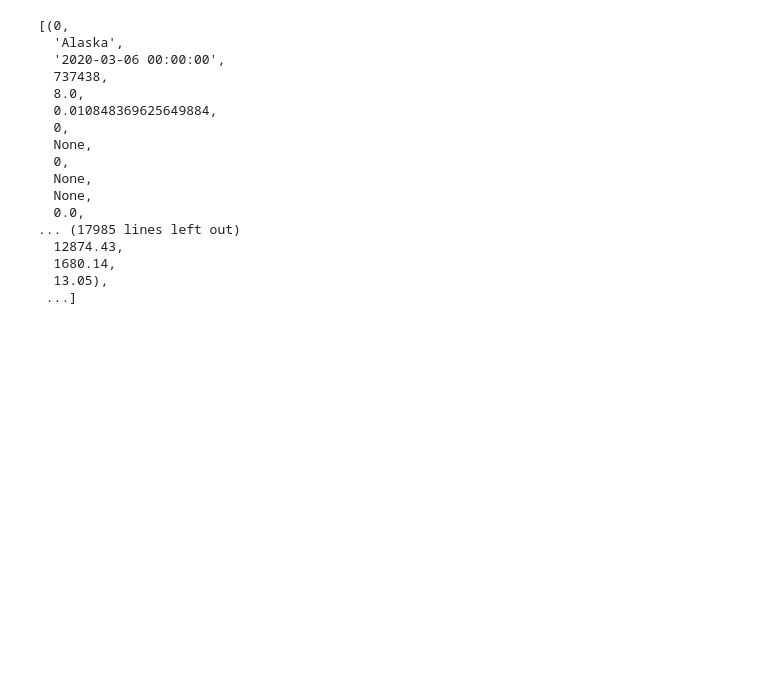
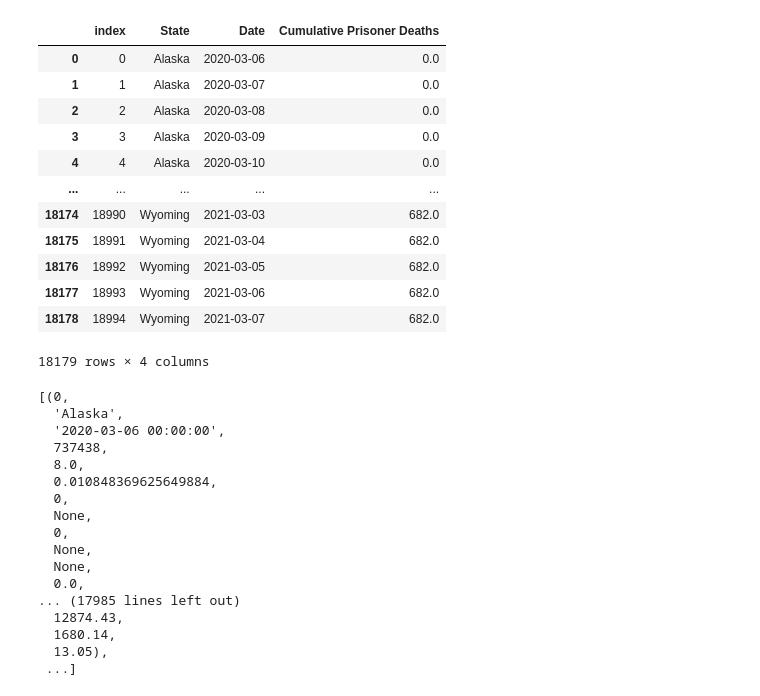
Before and after one commit to SGGO911/ETL_project_2, a Jupyter notebook: Covid_Prisoner_Deaths.ipynb, the cells around one changed output. Saved outputs shown, nothing was run; the diff lists cells and outputs as text; code cells hidden in the pictures; blank space fills up the shorter version.

```diff
--- a/Covid_Prisoner_Deaths.ipynb
+++ b/Covid_Prisoner_Deaths.ipynb
@@ -66,3 +80,23 @@ See the caveats in the documentation: https://pandas.pydata.org/pandas-docs/stab
+# %%
+# create an index
+clean_deaths_df.reset_index(inplace=True)
+clean_states_df.reset_index(inplace=True)
+clean_prison_df.reset_index(inplace=True)
+clean_deaths_df
+# %% [output]
+|  | index | State | Date | Cumulative Prisoner Deaths |
+| 0 | 0 | Alaska | 2020-03-06 | 0.0 |
+| 1 | 1 | Alaska | 2020-03-07 | 0.0 |
+| 2 | 2 | Alaska | 2020-03-08 | 0.0 |
+| 3 | 3 | Alaska | 2020-03-09 | 0.0 |
+| 4 | 4 | Alaska | 2020-03-10 | 0.0 |
+| ... | ... | ... | ... | ... |
+| 18174 | 18990 | Wyoming | 2021-03-03 | 682.0 |
+| 18175 | 18991 | Wyoming | 2021-03-04 | 682.0 |
+| 18176 | 18992 | Wyoming | 2021-03-05 | 682.0 |
+| 18177 | 18993 | Wyoming | 2021-03-06 | 682.0 |
+| 18178 | 18994 | Wyoming | 2021-03-07 | 682.0 |
+18179 rows × 4 columns
 # %%
 
 #c.execute('''SELECT * FROM states JOIN deaths''').fetchall()
```
Also changed, not shown: parts of 1 cell of this notebook.
